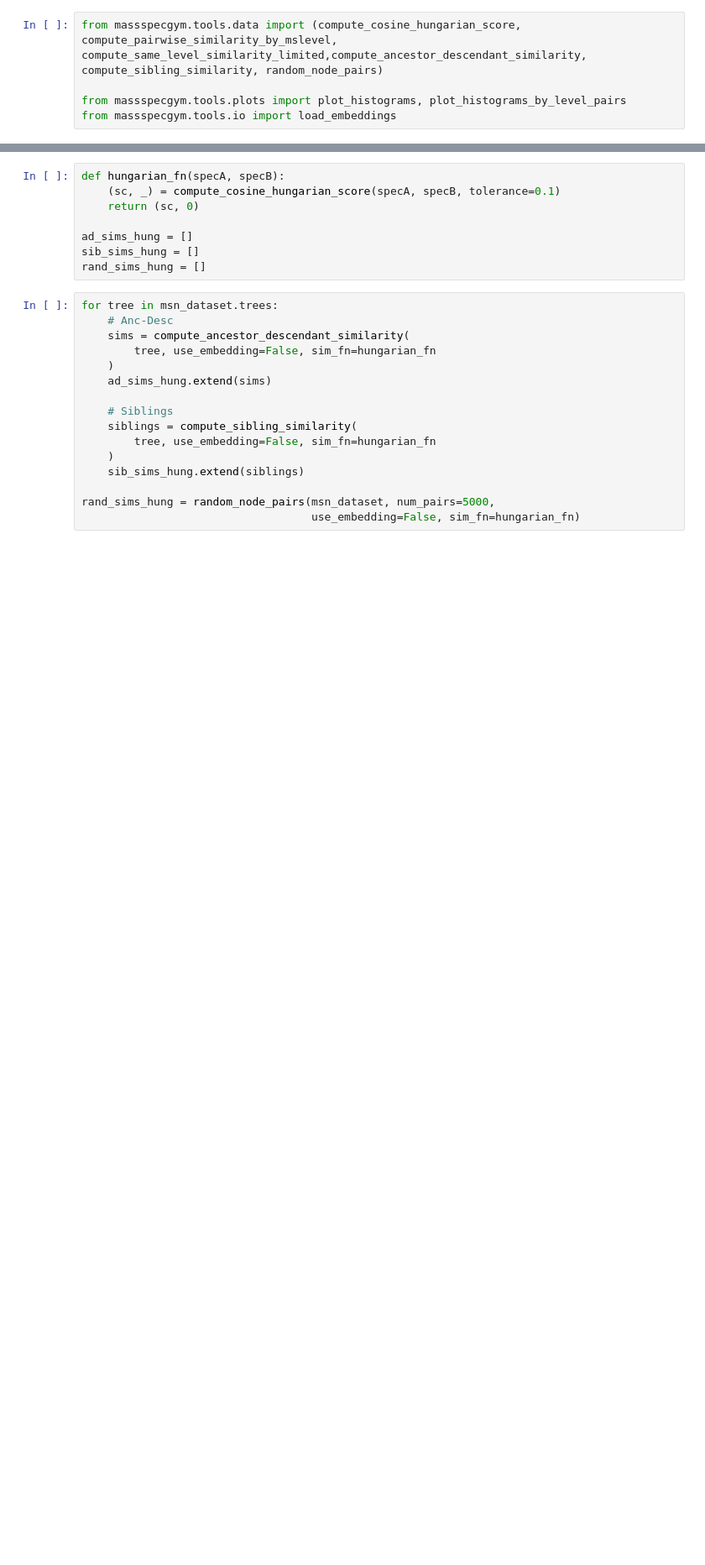
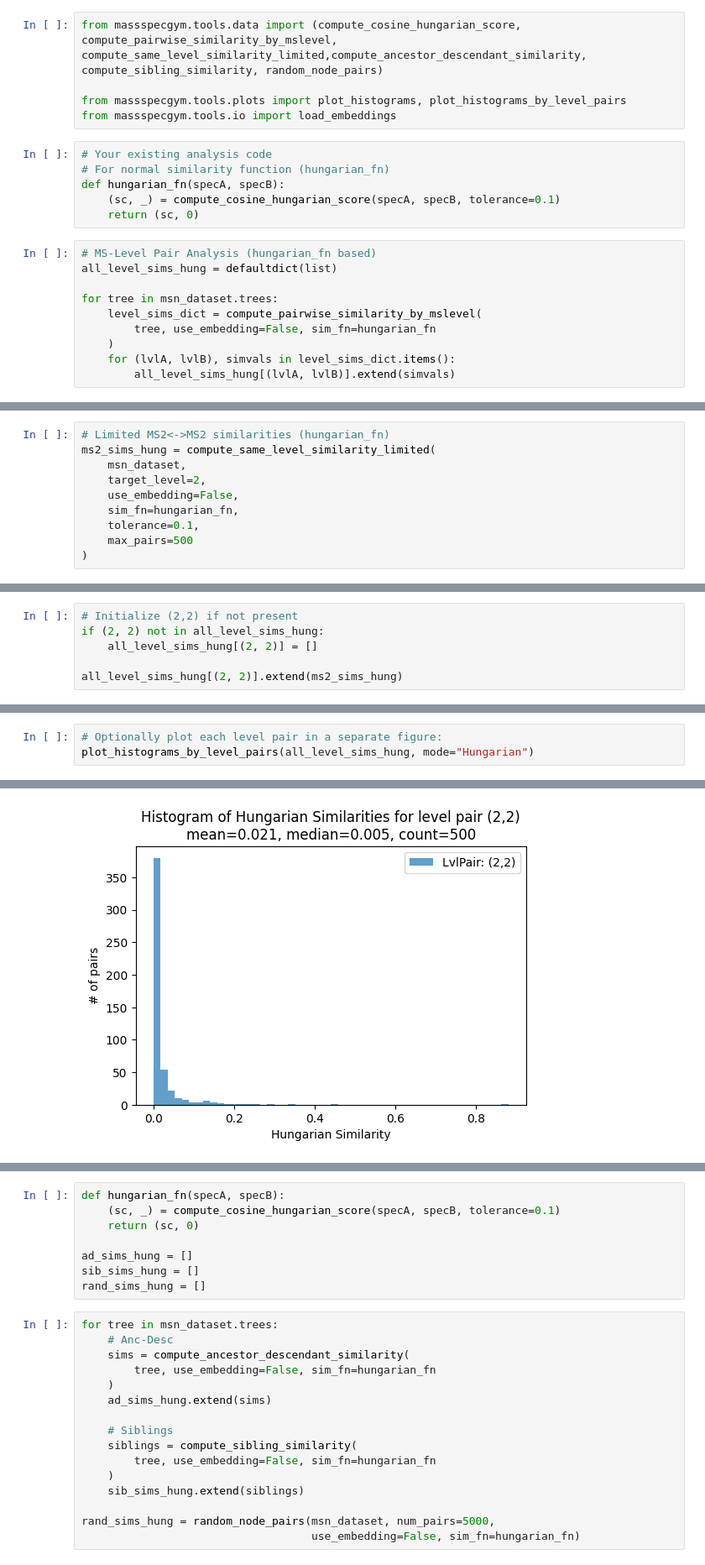
Before and after one commit to Jozefov/MassSpecGymMSn, a Jupyter notebook: notebooks/MSn/dataset_analysis/dataset_analysis.ipynb, the cells around one changed output, grey strips where cells are left out. Shown at 84% size. Saved outputs shown, nothing was run; the diff lists cells and outputs as text; blank space fills up the shorter version.

```diff
--- a/notebooks/MSn/dataset_analysis/dataset_analysis.ipynb
+++ b/notebooks/MSn/dataset_analysis/dataset_analysis.ipynb
@@ -67,3 +427,19 @@ from massspecgym.tools.data import (compute_cosine_hungarian_score, compute_pair
 
 from massspecgym.tools.plots import plot_histograms, plot_histograms_by_level_pairs
 from massspecgym.tools.io import load_embeddings
+# %%
+# Your existing analysis code
+# For normal similarity function (hungarian_fn)
+def hungarian_fn(specA, specB):
+    (sc, _) = compute_cosine_hungarian_score(specA, specB, tolerance=0.1)
+    return (sc, 0)
+# %%
+# MS-Level Pair Analysis (hungarian_fn based)
+all_level_sims_hung = defaultdict(list)
+
+for tree in msn_dataset.trees:
+    level_sims_dict = compute_pairwise_similarity_by_mslevel(
+        tree, use_embedding=False, sim_fn=hungarian_fn
+    )
+    for (lvlA, lvlB), simvals in level_sims_dict.items():
+        all_level_sims_hung[(lvlA, lvlB)].extend(simvals)
@@ -69,0 +456,10 @@ from massspecgym.tools.io import load_embeddings
+# %%
+# Limited MS2<->MS2 similarities (hungarian_fn)
+ms2_sims_hung = compute_same_level_similarity_limited(
+    msn_dataset,
+    target_level=2,
+    use_embedding=False,
+    sim_fn=hungarian_fn,
+    tolerance=0.1,
+    max_pairs=500
+)
@@ -69,0 +471,6 @@ from massspecgym.tools.io import load_embeddings
+# %%
+# Initialize (2,2) if not present
+if (2, 2) not in all_level_sims_hung:
+    all_level_sims_hung[(2, 2)] = []
+
+all_level_sims_hung[(2, 2)].extend(ms2_sims_hung)
@@ -69,0 +516,4 @@ from massspecgym.tools.io import load_embeddings
+# %%
+# Optionally plot each level pair in a separate figure:
+plot_histograms_by_level_pairs(all_level_sims_hung, mode="Hungarian")
+# %% [output]
@@ -69,0 +529 @@ from massspecgym.tools.io import load_embeddings
+[figure, added]
```
Also changed, not shown: parts of 26 cells of this notebook.
